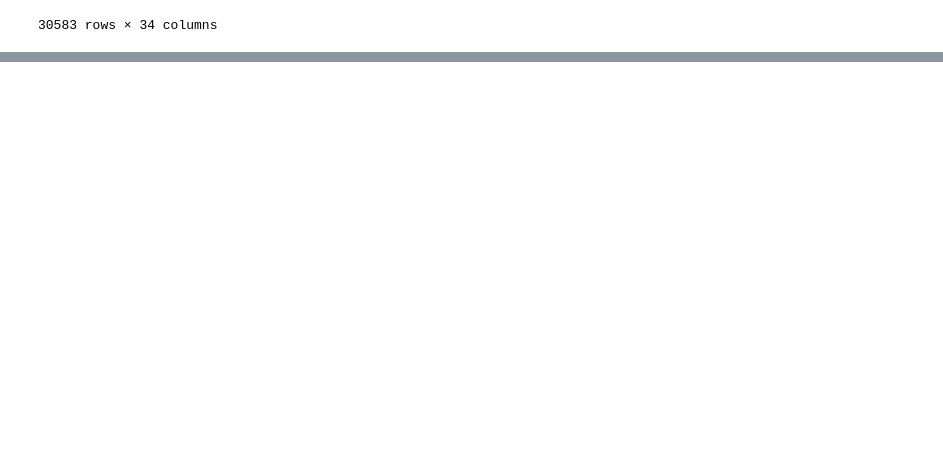
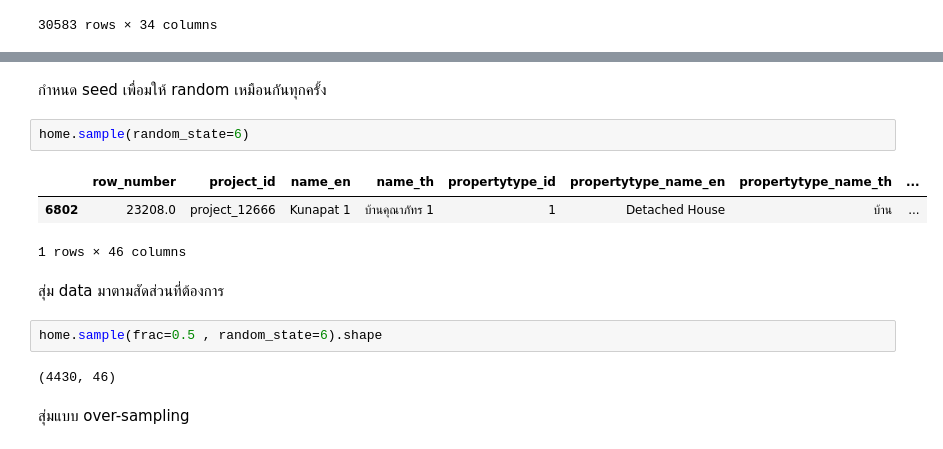
Before and after one commit to para662/BSC_DPDM, a Jupyter notebook: Ch3_Data_Preprocessing.ipynb, the cells around one changed output, grey strips where cells are left out. Saved outputs shown, nothing was run; the diff lists cells and outputs as text; blank space fills up the shorter version.

```diff
--- a/Ch3_Data_Preprocessing.ipynb
+++ b/Ch3_Data_Preprocessing.ipynb
@@ -616,0 +649,16 @@ combined_properties_df
+# %% [markdown]
+กำหนด seed เพื่อมให้ random เหมือนกันทุกครั้ง
+# %%
+home.sample(random_state=6)
+# %% [output]
+|  | row_number | project_id | name_en | name_th | propertytype_id | propertytype_name_en | propertytype_name_th | ... |
+| 6802 | 23208.0 | project_12666 | Kunapat 1 | บ้านคุณาภัทร 1 | 1 | Detached House | บ้าน | ... |
+1 rows × 46 columns
+# %% [markdown]
+สุ่ม data มาตามสัดส่วนที่ต้องการ
+# %%
+home.sample(frac=0.5 , random_state=6).shape
+# %% [output]
+(4430, 46)
+# %% [markdown]
+สุ่มแบบ over-sampling
```
Also changed, not shown: parts of 11 cells of this notebook.
